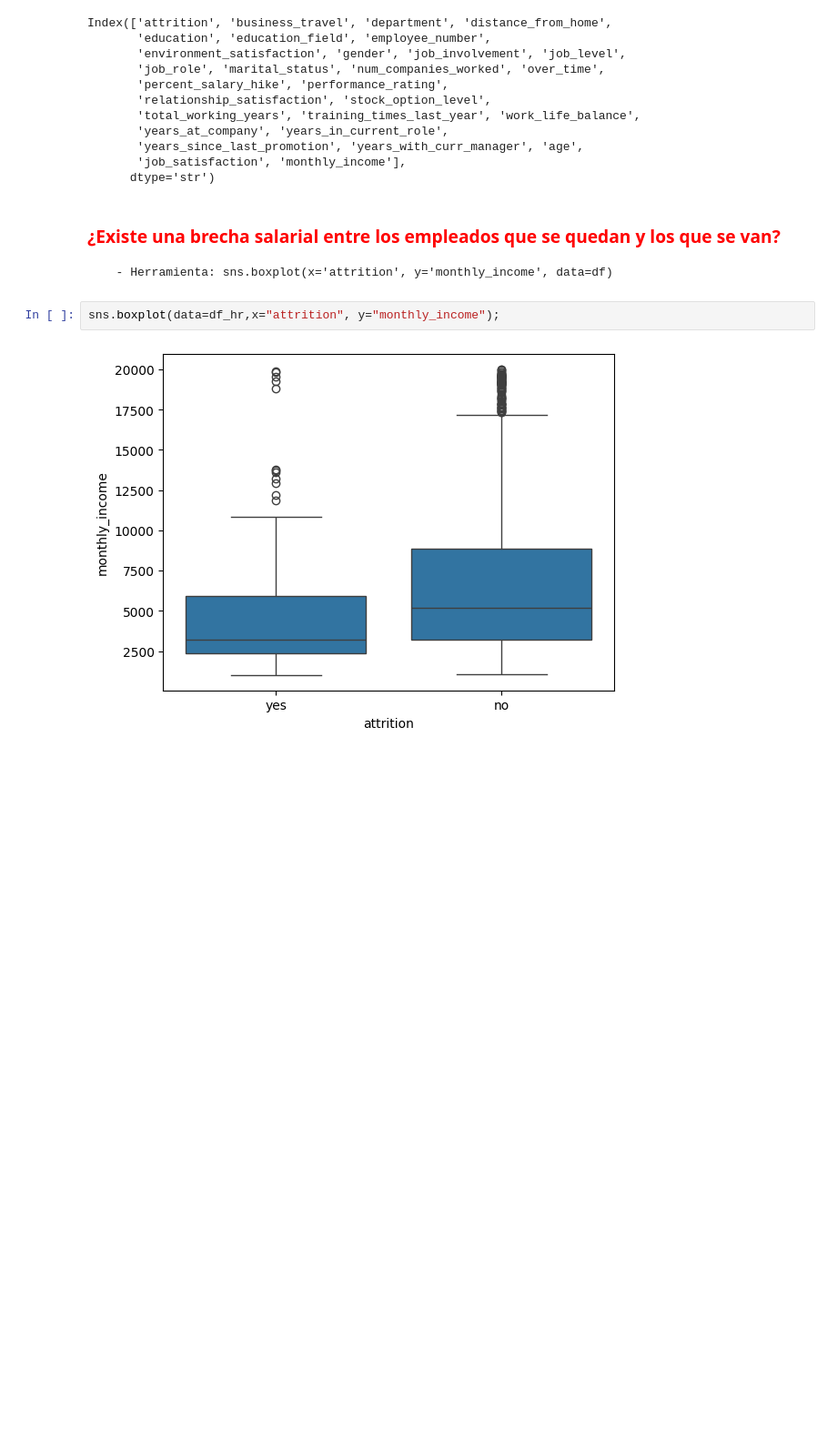
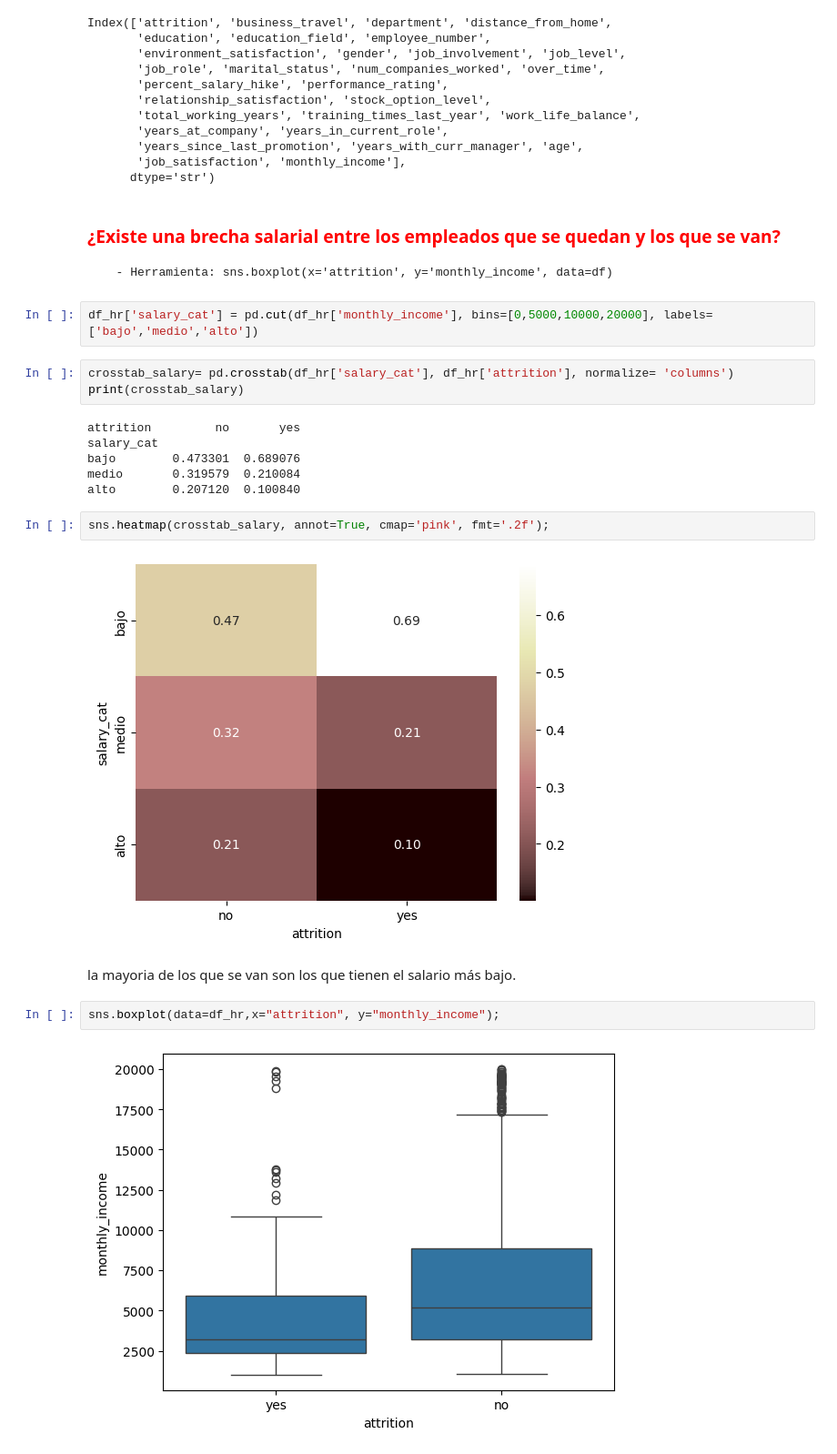
Before and after one commit to Lumo88/project-da-promo-65-modulo-3-team-1, a Jupyter notebook: Insights.ipynb, the cells around one changed output. Shown at 91% size. Cells and saved outputs as stored; diff of their text form; blank space fills up the shorter version.

```diff
--- a/Insights.ipynb
+++ b/Insights.ipynb
@@ -34,6 +34,23 @@ Index(['attrition', 'business_travel', 'department', 'distance_from_home',
 # %% [markdown]
 ### **<font color="red">¿Existe una brecha salarial entre los empleados que se quedan y los que se van?</font>**
       - Herramienta: sns.boxplot(x='attrition', y='monthly_income', data=df)
+# %%
+df_hr['salary_cat'] = pd.cut(df_hr['monthly_income'], bins=[0,5000,10000,20000], labels=['bajo','medio','alto'])
+# %%
+crosstab_salary= pd.crosstab(df_hr['salary_cat'], df_hr['attrition'], normalize= 'columns')
+print(crosstab_salary)
+# %% [output]
+attrition         no       yes
+salary_cat
+bajo        0.473301  0.689076
+medio       0.319579  0.210084
+alto        0.207120  0.100840
+# %%
+sns.heatmap(crosstab_salary, annot=True, cmap='pink', fmt='.2f');
+# %% [output]
+[figure, added]
+# %% [markdown]
+la mayoria de los que se van son los que tienen el salario más bajo.
 # %%
 sns.boxplot(data=df_hr,x="attrition", y="monthly_income");
 # %% [output]
```
Also changed, not shown: parts of 13 cells of this notebook, 2 other files.
